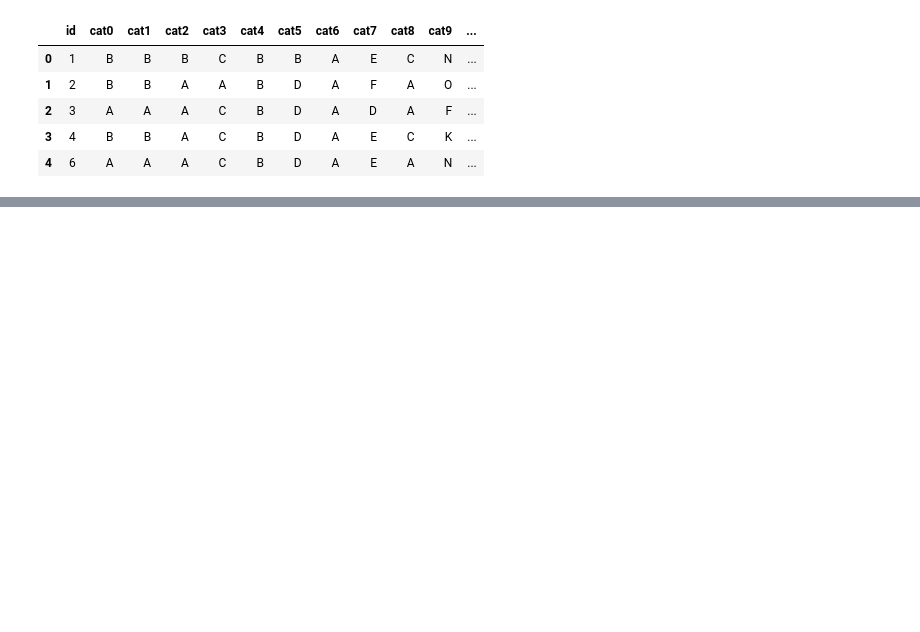
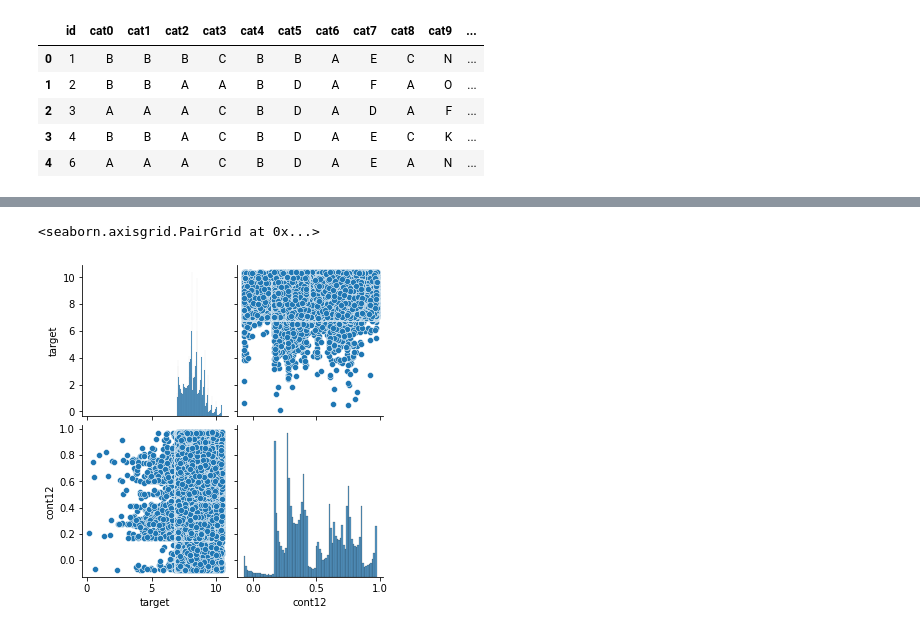
Before and after one commit to user-vi/Kaggle_30DaysOfML, a Jupyter notebook: EDA.ipynb, the cells around one changed output, grey strips where cells are left out. Cells and saved outputs as stored; diff of their text form; code cells hidden in the pictures; blank space fills up the shorter version.

```diff
--- a/EDA.ipynb
+++ b/EDA.ipynb
@@ -69,0 +99,5 @@ with open(OUTPUT_FILE_PATH, "wb") as f:
+# %%
+sns.pairplot(train[['target', 'cont12']])
+# %% [output]
+<seaborn.axisgrid.PairGrid at 0x...>
+[figure, added]
```
Also changed, not shown: parts of 9 cells of this notebook, 1 other file.
